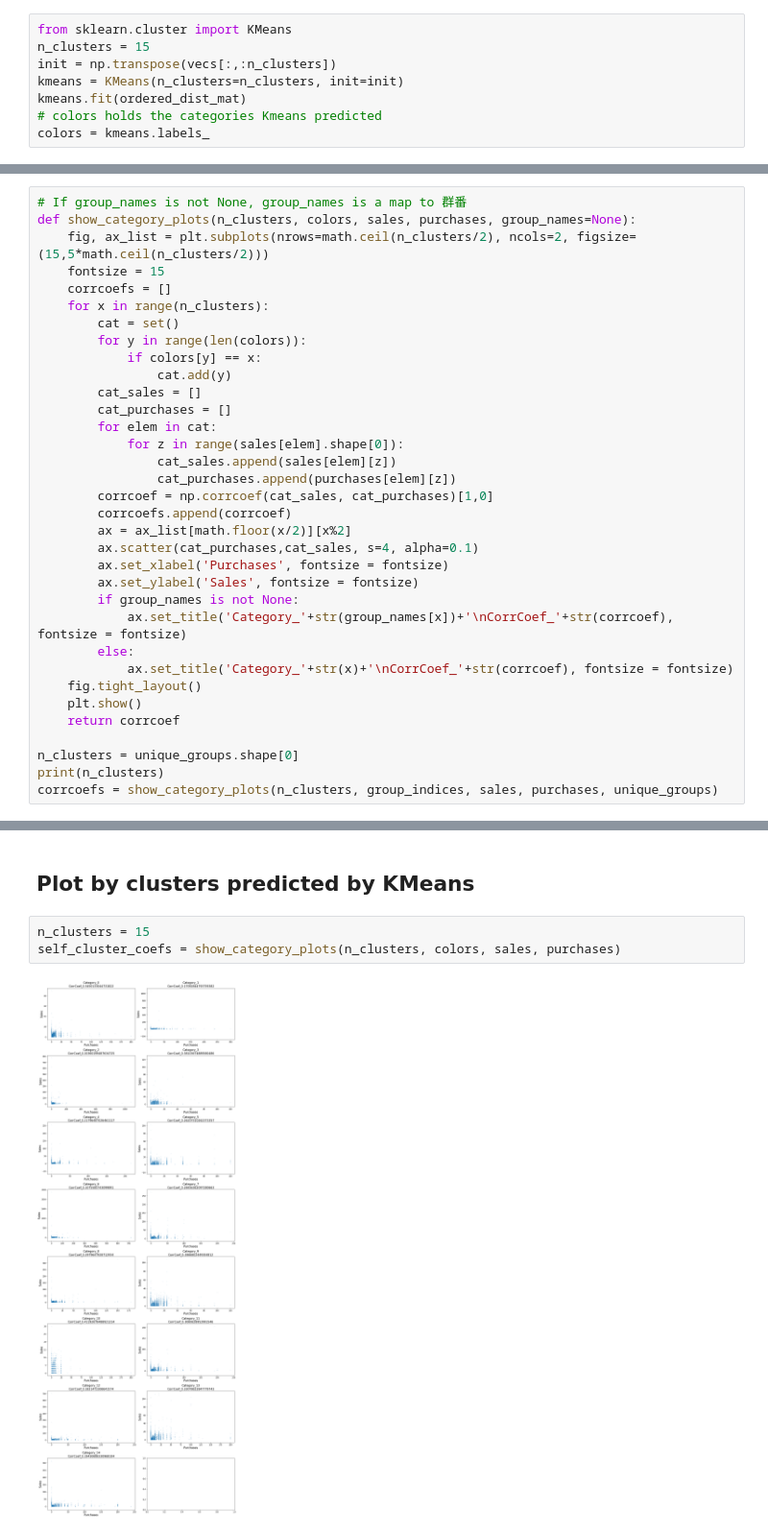
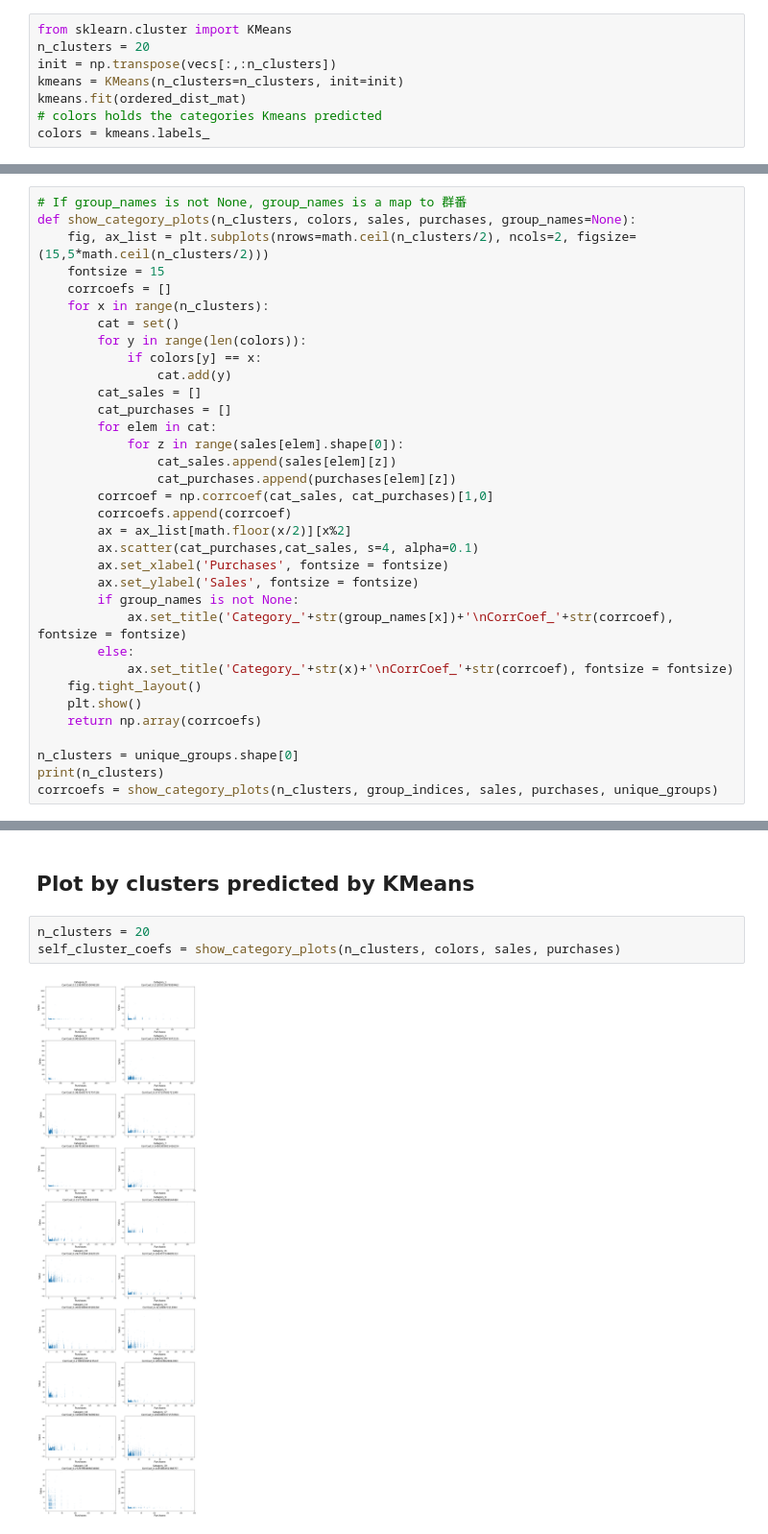
Before and after one commit to reggiehsu111/FamilyMart, a Jupyter notebook: src/Reg/test.ipynb, the cells around one changed output, grey strips where cells are left out. Shown at 96% size. Cells and saved outputs as stored; diff of their text form.

```diff
--- a/src/Reg/test.ipynb
+++ b/src/Reg/test.ipynb
@@ -366,7 +427,7 @@ print(vals[:10])
 ## Perform KMeans specifying n_clusters
 # %%
 from sklearn.cluster import KMeans
-n_clusters = 15
+n_clusters = 20
 init = np.transpose(vecs[:,:n_clusters])
 kmeans = KMeans(n_clusters=n_clusters, init=init)
 kmeans.fit(ordered_dist_mat)
@@ -430,7 +491,7 @@ def show_category_plots(n_clusters, colors, sales, purchases, group_names=None):
             ax.set_title('Category_'+str(x)+'\nCorrCoef_'+str(corrcoef), fontsize = fontsize)
     fig.tight_layout()
     plt.show()
-    return corrcoef
+    return np.array(corrcoefs)
 
 n_clusters = unique_groups.shape[0]
 print(n_clusters)
@@ -441,9 +502,9 @@ corrcoefs = show_category_plots(n_clusters, group_indices, sales, purchases, uni
 # %% [markdown]
 ## Plot by clusters predicted by KMeans
 # %%
-n_clusters = 15
+n_clusters = 20
 self_cluster_coefs = show_category_plots(n_clusters, colors, sales, purchases)
 # %% [output]
-[figure, old version]
+[figure, new version]
 # %%
 # Uncomment the following line to see merchs in a group(群番)
```
Also changed, not shown: parts of 10 cells of this notebook.
